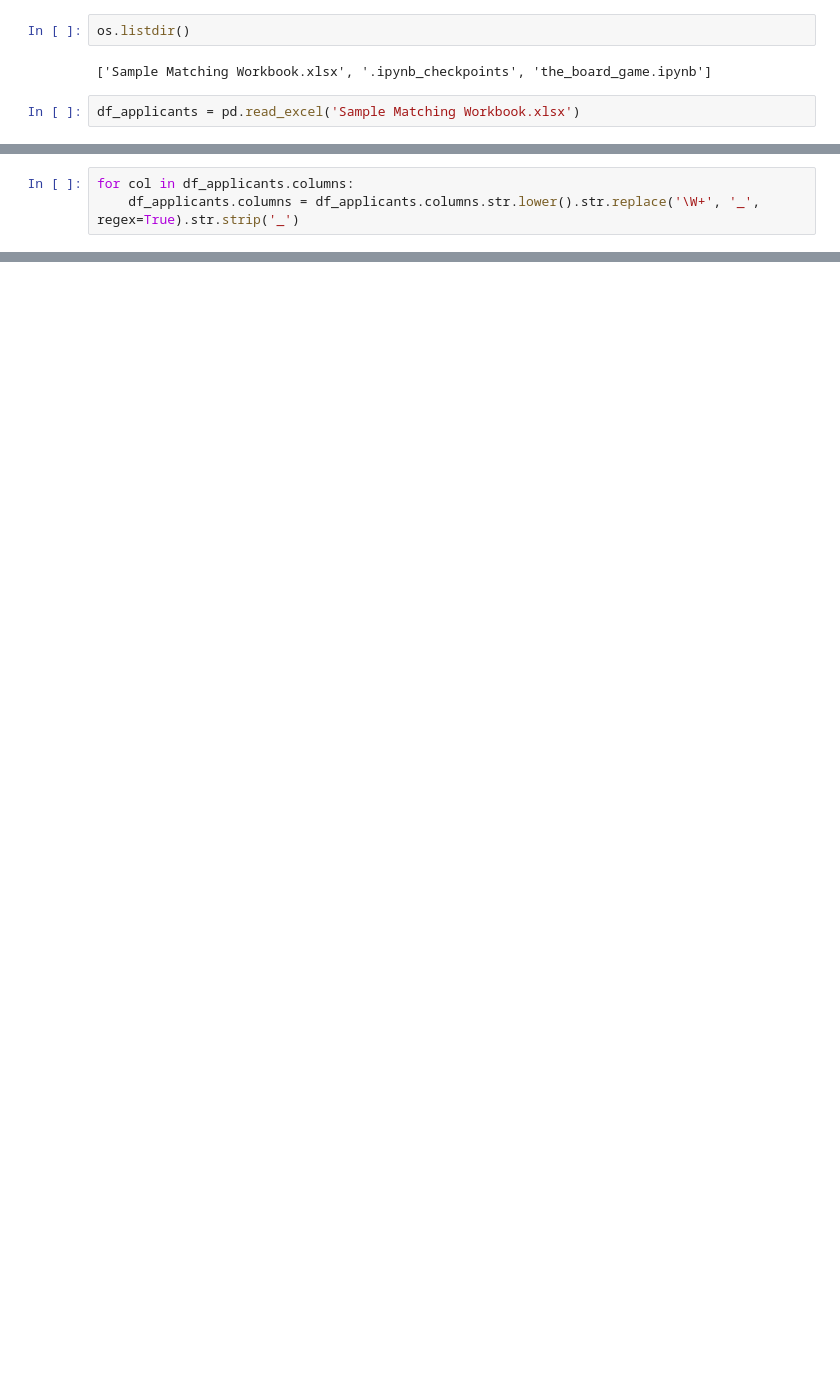
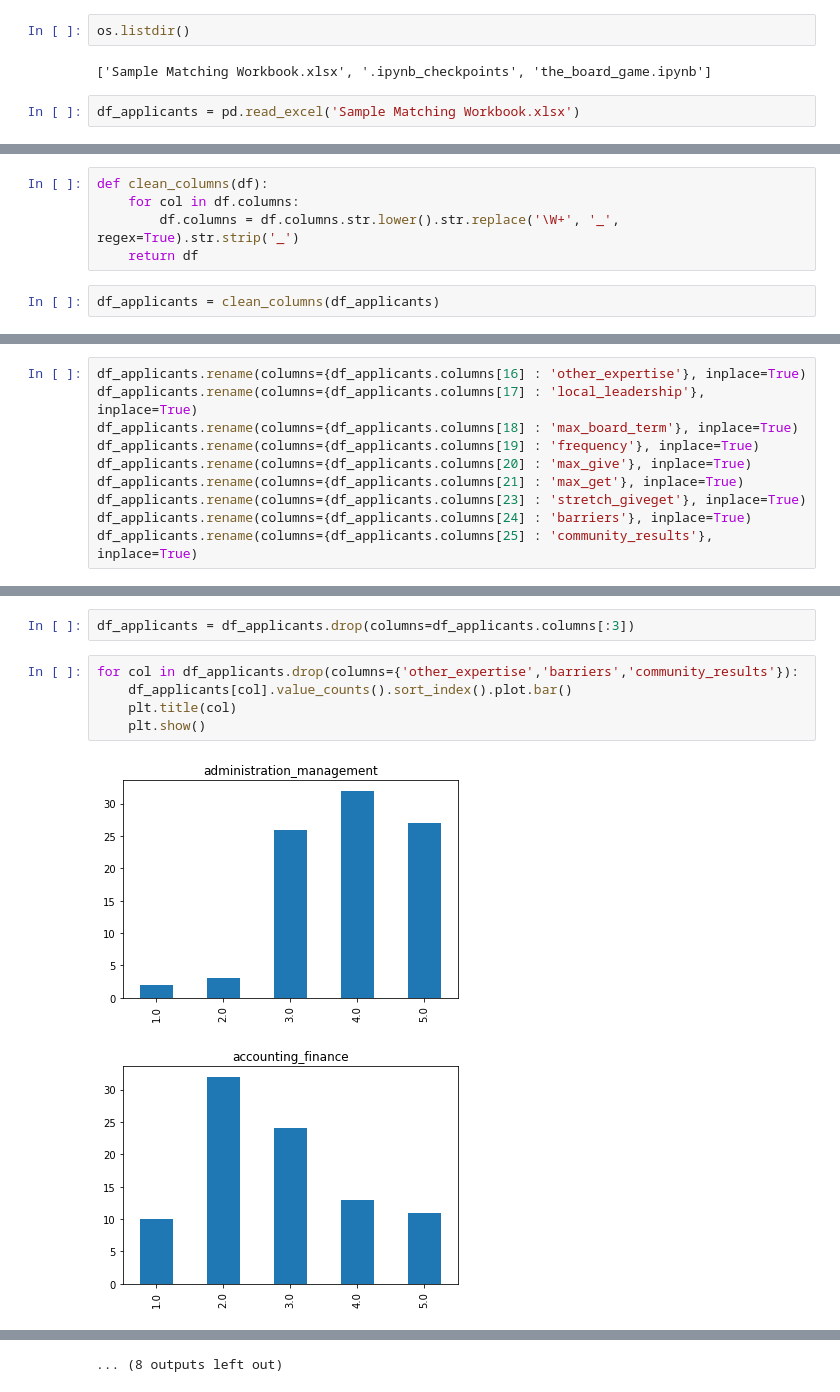
Before and after one commit to misty-garcia/sa2020_tbg, a Jupyter notebook: the_board_game.ipynb, the cells around one changed output, grey strips where cells are left out. Saved outputs shown, nothing was run; the diff lists cells and outputs as text; blank space fills up the shorter version.

```diff
--- a/the_board_game.ipynb
+++ b/the_board_game.ipynb
@@ -10,6 +22,10 @@ df_applicants = pd.read_excel('Sample Matching Workbook.xlsx')
 # %%
-for col in df_applicants.columns:
-    df_applicants.columns = df_applicants.columns.str.lower().str.replace('\W+', '_', regex=True).str.strip('_')
+def clean_columns(df):
+    for col in df.columns:
+        df.columns = df.columns.str.lower().str.replace('\W+', '_', regex=True).str.strip('_')
+    return df
+# %%
+df_applicants = clean_columns(df_applicants)
 # %%
 df_applicants.columns
 # %% [output]
@@ -30,3 +46,13 @@ Index(['first_name', 'last_name', 'email_address', 'administration_management',
        'are_there_any_potential_barriers_to_nonprofit_board_service_that_you_would_like_sa2020_and_or_your_prospective_matches_to_be_aware_of_if_so_please_tell_us_more_here',
        'below_are_the_nine_community_results_that_make_up_the_shared_community_vision_which_three_community_results_are_you_most_passionate_about'],
       dtype='object')
+# %%
+df_applicants.rename(columns={df_applicants.columns[16] : 'other_expertise'}, inplace=True)
+df_applicants.rename(columns={df_applicants.columns[17] : 'local_leadership'}, inplace=True)
+df_applicants.rename(columns={df_applicants.columns[18] : 'max_board_term'}, inplace=True)
+df_applicants.rename(columns={df_applicants.columns[19] : 'frequency'}, inplace=True)
+df_applicants.rename(columns={df_applicants.columns[20] : 'max_give'}, inplace=True)
+df_applicants.rename(columns={df_applicants.columns[21] : 'max_get'}, inplace=True)
+df_applicants.rename(columns={df_applicants.columns[23] : 'stretch_giveget'}, inplace=True)
+df_applicants.rename(columns={df_applicants.columns[24] : 'barriers'}, inplace=True)
+df_applicants.rename(columns={df_applicants.columns[25] : 'community_results'}, inplace=True)
@@ -32,0 +80,10 @@ Index(['first_name', 'last_name', 'email_address', 'administration_management',
+# %%
+df_applicants = df_applicants.drop(columns=df_applicants.columns[:3])
+# %%
+for col in df_applicants.drop(columns={'other_expertise','barriers','community_results'}):
+    df_applicants[col].value_counts().sort_index().plot.bar()
+    plt.title(col)
+    plt.show()
+# %% [output]
+[figure, added]
+[figure, added]
@@ -32,0 +100 @@ Index(['first_name', 'last_name', 'email_address', 'administration_management',
+... (8 outputs left out)
```
Also changed, not shown: parts of 8 cells of this notebook.
